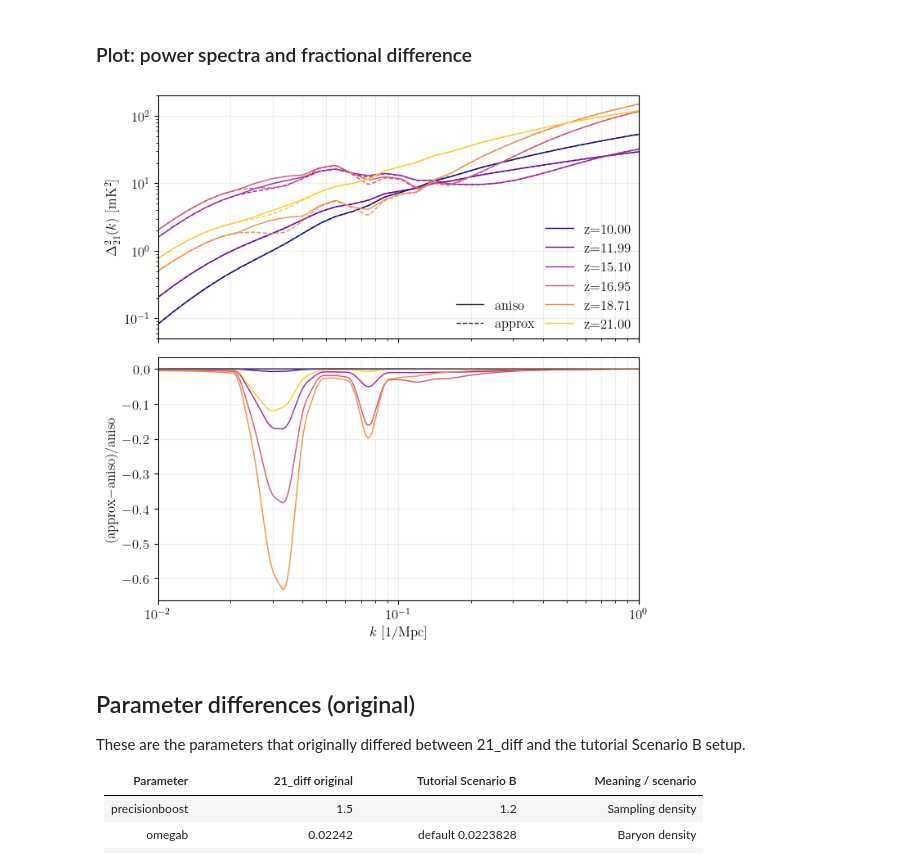
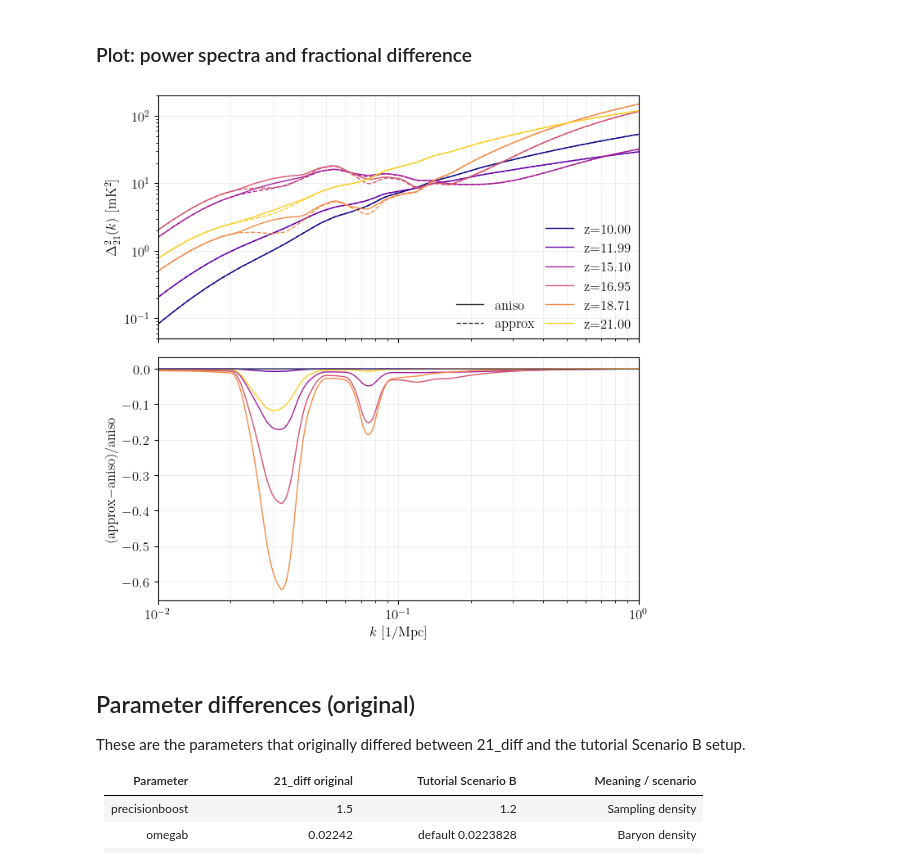
Before and after one commit to ryanyrzh/Zeus21, a Jupyter notebook: aniso_tests_v2/21_diff.ipynb, the cells around one changed output. Saved outputs shown, nothing was run; the diff lists cells and outputs as text; code cells hidden in the pictures.

Commit message:
Adjust curve smoothing window

```diff
--- a/aniso_tests_v2/21_diff.ipynb
+++ b/aniso_tests_v2/21_diff.ipynb
@@ -399,9 +399,9 @@ for i, z in enumerate(z_samples_z):
     logp2_dense = interp_logp2(logk_dense)
     fd_dense = interp_fd(logk_dense)
 
-    p1_smooth = 10**smooth_1d(logp1_dense, window=1)
-    p2_smooth = 10**smooth_1d(logp2_dense, window=1)
-    fd_smooth = smooth_1d(fd_dense, window=5)
+    p1_smooth = 10**smooth_1d(logp1_dense, window=5)
+    p2_smooth = 10**smooth_1d(logp2_dense, window=5)
+    fd_smooth = smooth_1d(fd_dense, window=7)
 
     ax_top.loglog(k_dense, p1_smooth, ls="--", lw=1, color=color)
     ax_top.loglog(k_dense, p2_smooth, ls="-", lw=1, color=color)
@@ -411,34 +411,34 @@ ax_top.set_ylim(5e-2, 2e2)
 ax_top.set_xlim(1e-2, 1)
 ax_top.set_ylabel(r"$\Delta^2_{21}(k)$ [mK$^2$]")
 ax_bot.set_xlabel(r"$k$ [1/Mpc]")
 ax_bot.set_ylabel(r"(approx$-$aniso)/aniso")
 ax_bot.axhline(0.0, color="0.3", lw=0.8)
 
 ax_top.grid(True, which="both", axis="x", alpha=0.2)
 ax_top.grid(True, which="major", axis="y", alpha=0.2)
 ax_bot.grid(True, which="both", alpha=0.2)
 
 z_handles = [Line2D([0], [0], color=colors[i], lw=1, ls="-") for i in range(len(z_samples))]
 z_labels = [f"z={z:.2f}" for z in z_samples_z]
 style_handles = [
     Line2D([0], [0], color="0.2", lw=1, ls="-"),
     Line2D([0], [0], color="0.2", lw=1, ls="--"),
 ]
 style_labels = ["aniso", "approx"]
 
 legend_z = ax_top.legend(
     z_handles, z_labels, fontsize=12, frameon=False, loc="lower right",
     bbox_to_anchor=(1.0, 0.0), borderaxespad=0.2, handlelength=2.0
     )
 ax_top.add_artist(legend_z)
 ax_top.legend(
     style_handles, style_labels, fontsize=12, frameon=False, loc="lower right",
     bbox_to_anchor=(0.8, 0.0), borderaxespad=0.2, handlelength=2.0
     )
 
 plt.tight_layout()
 # %% [output]
-[figure, old version]
+[figure, new version]
 # %% [markdown]
 ## Parameter differences (original)
 These are the parameters that originally differed between 21_diff and the tutorial Scenario B setup.
```
